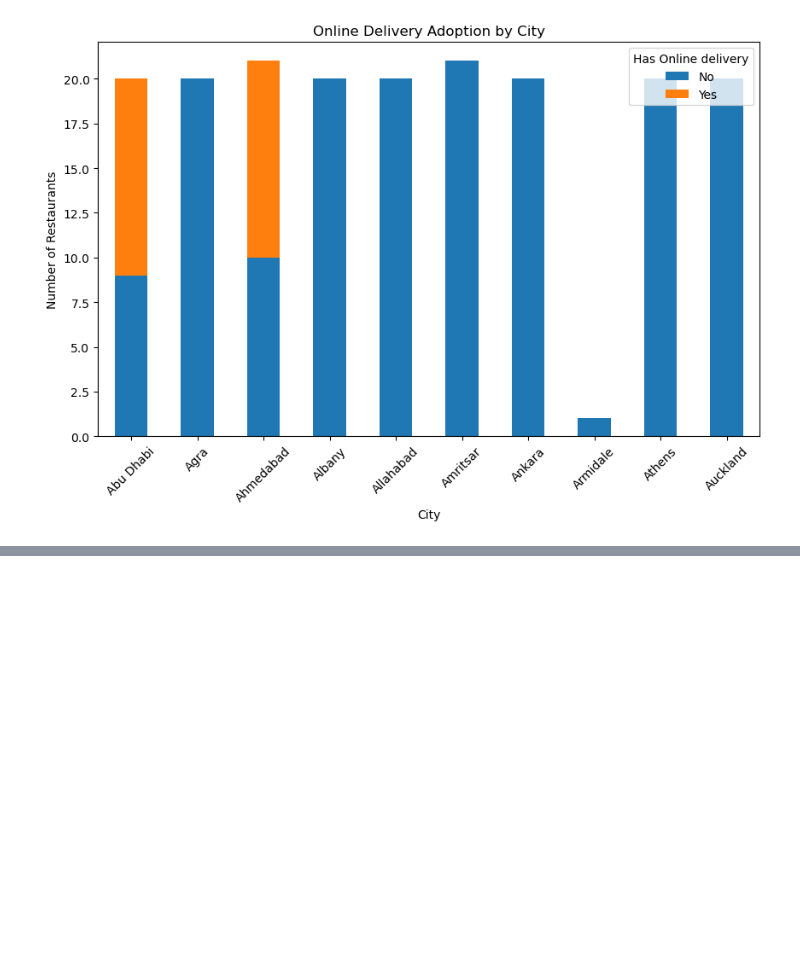
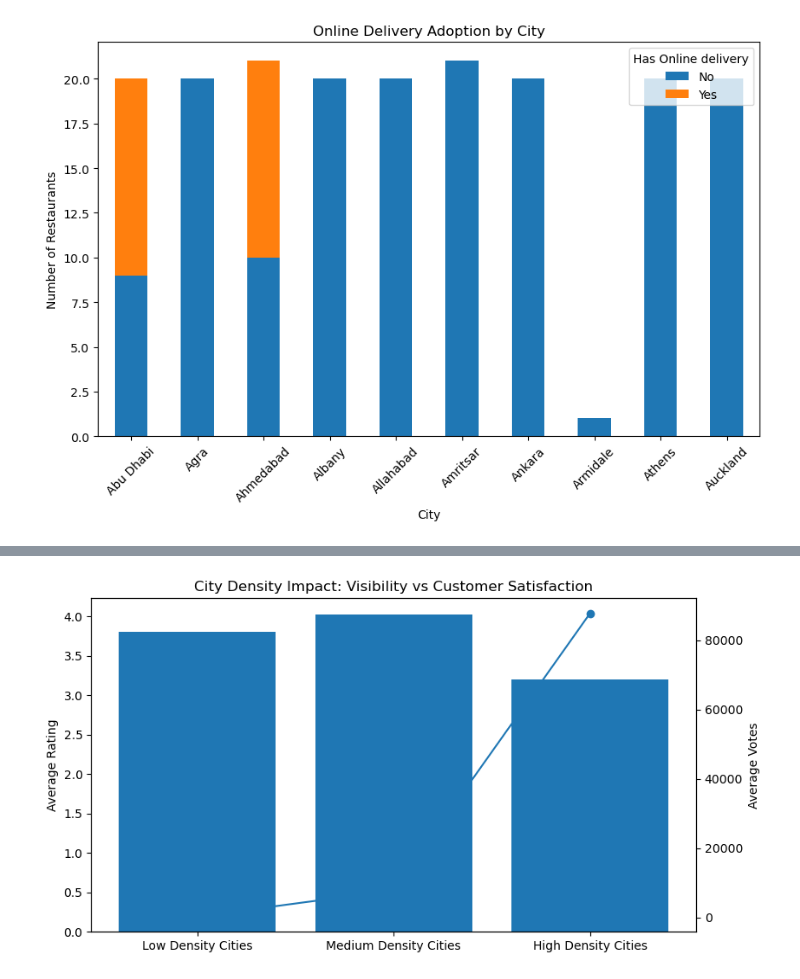
Before and after one commit to Partha0003/Dataverse, a Jupyter notebook: Data_Analysis.ipynb, the cells around one changed output, grey strips where cells are left out. Saved outputs shown, nothing was run; the diff lists cells and outputs as text; code cells hidden in the pictures; blank space fills up the shorter version.

```diff
--- a/Data_Analysis.ipynb
+++ b/Data_Analysis.ipynb
@@ -164,0 +355,38 @@ plt.show()
+# %%
+import pandas as pd
+import matplotlib.pyplot as plt
+
+# City-level aggregation
+city_stats = df.groupby('City').agg(
+    avg_rating=('Aggregate rating', 'mean'),
+    total_votes=('Votes', 'sum'),
+    restaurant_count=('Restaurant ID', 'nunique')
+).reset_index()
+
+# Create city density buckets
+city_stats['City_Type'] = pd.qcut(
+    city_stats['restaurant_count'],
+    q=3,
+    labels=['Low Density Cities', 'Medium Density Cities', 'High Density Cities']
+)
+
+# Aggregate by city type
+bucket_stats = city_stats.groupby('City_Type').agg(
+    avg_rating=('avg_rating', 'mean'),
+    avg_votes=('total_votes', 'mean')
+).reset_index()
+
+# Plot
+fig, ax1 = plt.subplots(figsize=(9,5))
+
+ax1.bar(bucket_stats['City_Type'], bucket_stats['avg_rating'])
+ax1.set_ylabel('Average Rating')
+
+ax2 = ax1.twinx()
+ax2.plot(bucket_stats['City_Type'], bucket_stats['avg_votes'], marker='o')
+ax2.set_ylabel('Average Votes')
+
+plt.title('City Density Impact: Visibility vs Customer Satisfaction')
+plt.show()
+# %% [output]
+[figure, added]
```
Also changed, not shown: parts of 40 cells of this notebook.
